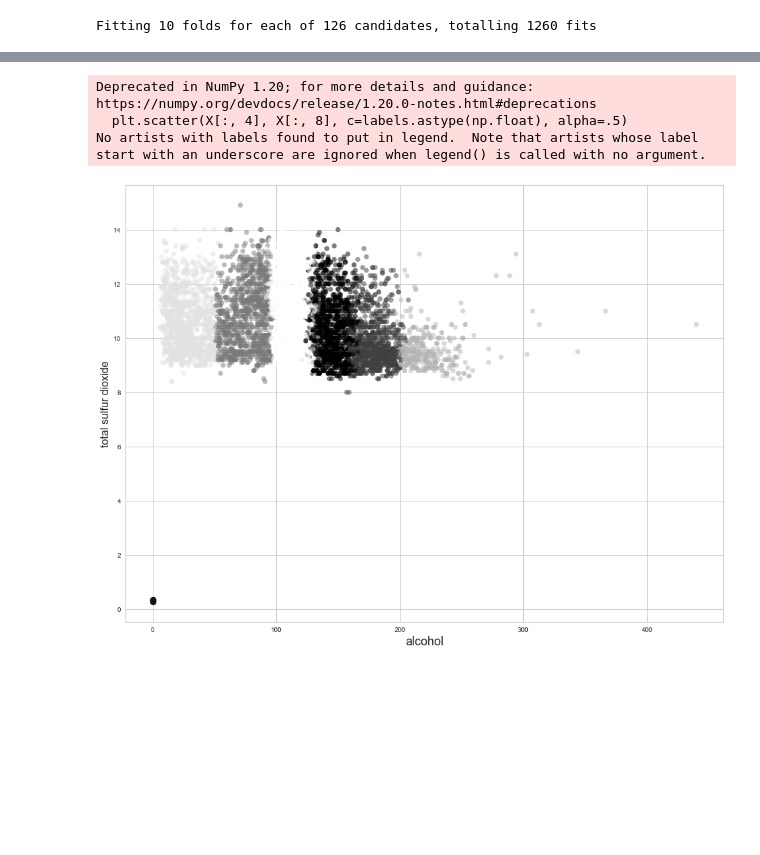
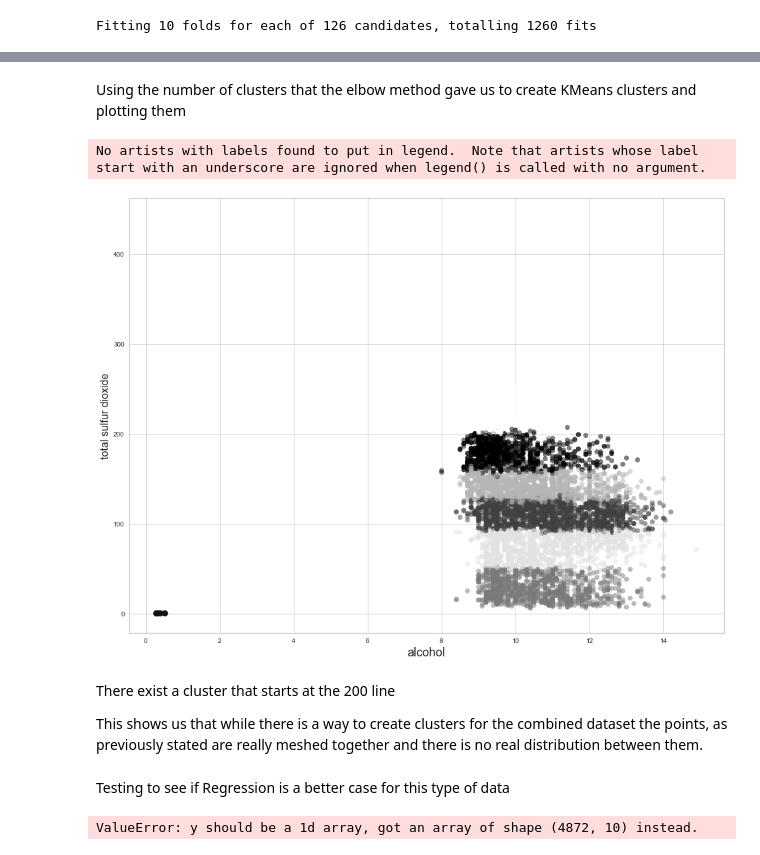
Before and after one commit to AntonMayboeck/AnalysisWine, a Jupyter notebook: wineclassification.py.ipynb, the cells around one changed output, grey strips where cells are left out. Drawn from its saved outputs; the diff is of its cells as text; code cells hidden in the pictures; blank space fills up the shorter version.

Commit message:
Wrote what we did, how we did it and the results added Linearregression to the bottom and plotted it

```diff
--- a/wineclassification.py.ipynb
+++ b/wineclassification.py.ipynb
@@ -455,31 +543,42 @@ skplt.cluster.plot_elbow_curve(KMeans(random_state=1),
+# %% [markdown]
+Using the number of clusters that the elbow method gave us to create KMeans clusters and plotting them
 # %%
 #Getting unique labels
 X = X_wines.values[:, 1:]
 Clus_dataset = StandardScaler().fit_transform(X)
 
 #Initialize the class object
 kmeans = KMeans(n_clusters=6)
 kmeans.fit(X)
 labels = kmeans.labels_
 
 X_wines['Clus_km'] = labels
 
 centroids = kmeans.cluster_centers_
 u_labels = np.unique(labels)
 
 #plotting the results:
-
-
+col = ['green', 'purple', 'red', 'yellow', 'blue', 'white']
 #create 2 dimensional graph
 f3, ax = plt.subplots(figsize=(16, 12))
-plt.scatter(X[:, 4], X[:, 8], c=labels.astype(np.float), alpha=.5)
+plt.scatter(X[:, 8], X[:, 4], c=labels.astype(np.float), alpha=.5)
 plt.xlabel('alcohol', fontsize=18)
 plt.ylabel('total sulfur dioxide', fontsize=16)
 plt.scatter(centroids[:,0] , centroids[:,1] , s = 80, color = 'k')
 plt.legend()
 plt.show()
 # %% [output]
-Deprecated in NumPy 1.20; for more details and guidance: https://numpy.org/devdocs/release/1.20.0-notes.html#deprecations
-  plt.scatter(X[:, 4], X[:, 8], c=labels.astype(np.float), alpha=.5)
 No artists with labels found to put in legend.  Note that artists whose label start with an underscore are ignored when legend() is called with no argument.
-[figure, old version]
+[figure, new version]
+# %% [markdown]
+There exist a cluster that starts at the 200 line
+
+This shows us that while there is a way to create clusters for the combined dataset the points, as previously stated are really meshed together and there is no real distribution between them.
+# %% [markdown]
+Testing to see if Regression is a better case for this type of data
+# %%
+linear = LinearRegression()
+linear.fit(X_train, y_train)
+linear.score(X_test, y_test)
+# %% [output]
+ValueError: y should be a 1d array, got an array of shape (4872, 10) instead.
```
Also changed, not shown: parts of 37 cells of this notebook, 1 other file.
